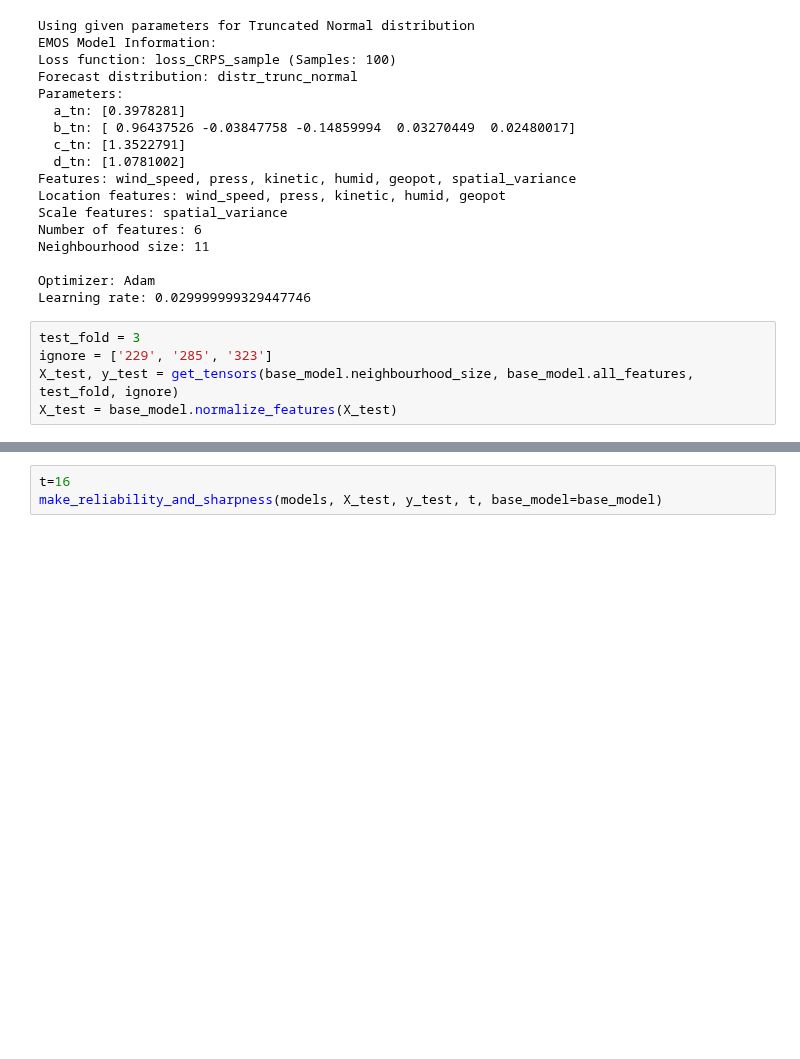
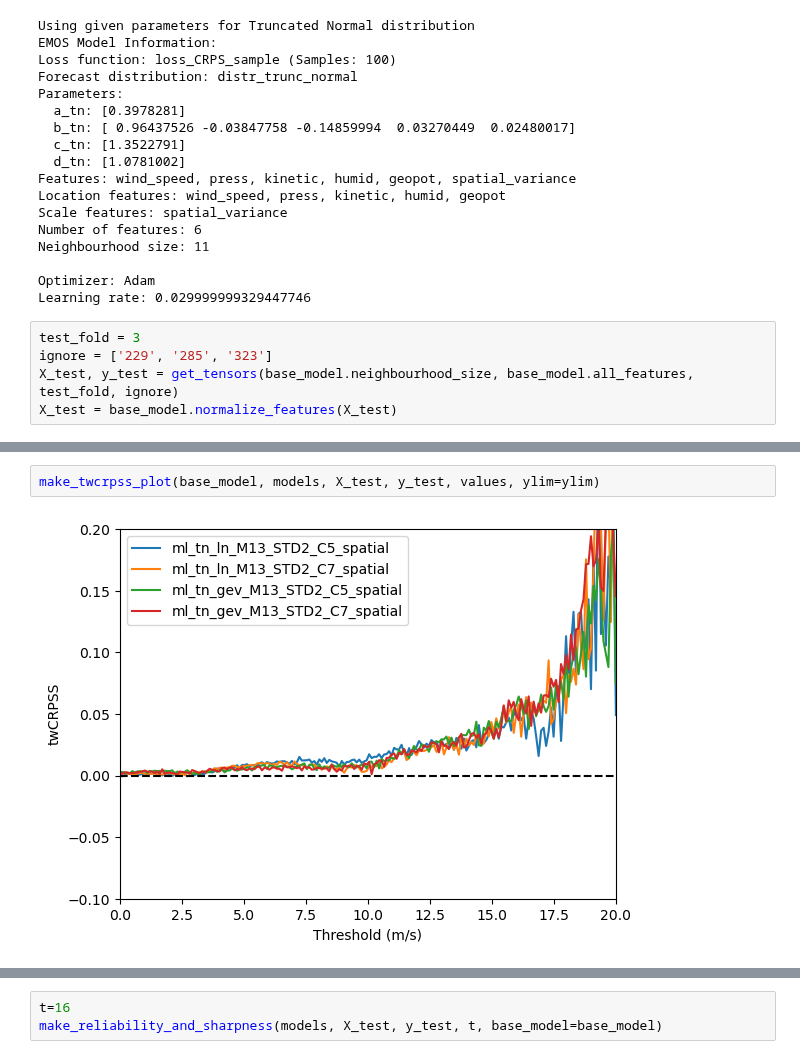
Before and after one commit to SimonHakvoort/thesiscode, a Jupyter notebook: src/new_emos_results/result_check.ipynb, the cells around one changed output, grey strips where cells are left out. Drawn from its saved outputs; the diff is of its cells as text; blank space fills up the shorter version.

```diff
--- a/src/new_emos_results/result_check.ipynb
+++ b/src/new_emos_results/result_check.ipynb
@@ -120,3 +133,7 @@ KeyboardInterrupt:
+# %%
+make_twcrpss_plot(base_model, models, X_test, y_test, values, ylim=ylim)
+# %% [output]
+[figure, added]
 # %%
 print("Base model CRPS: ", base_model.CRPS(X_test, y_test, 10000).numpy())
 for name, model in models.items():
```
Also changed, not shown: parts of 8 cells of this notebook, 7 other files.
